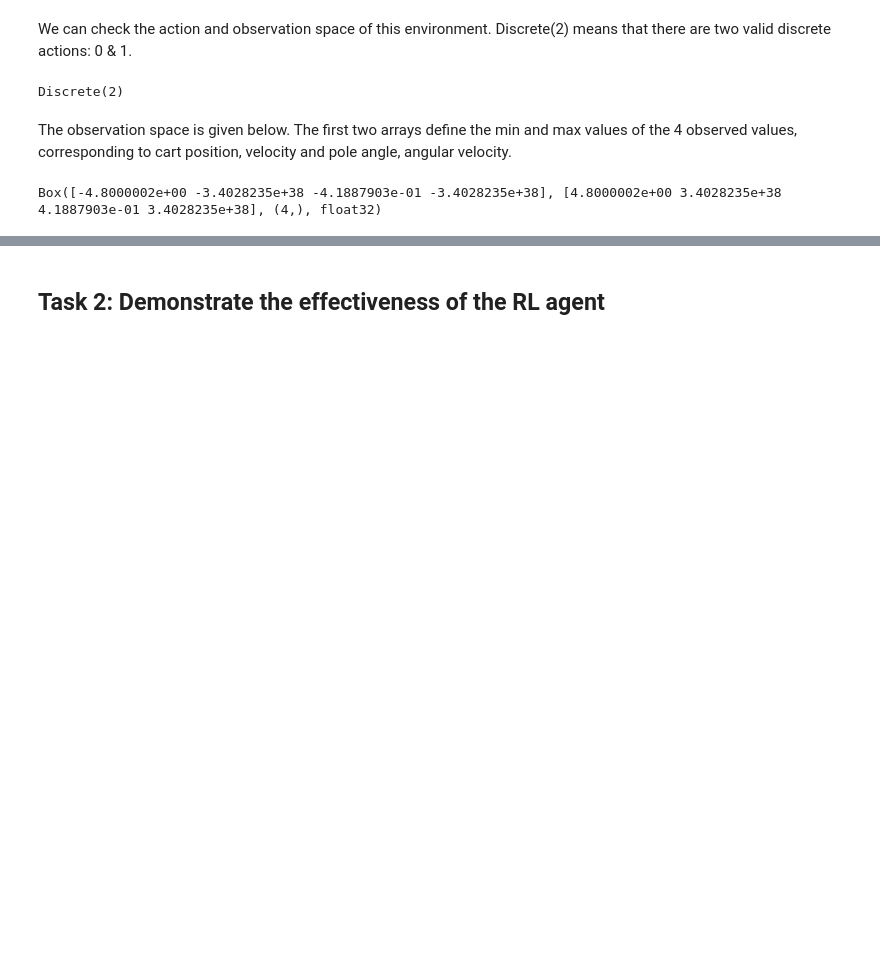
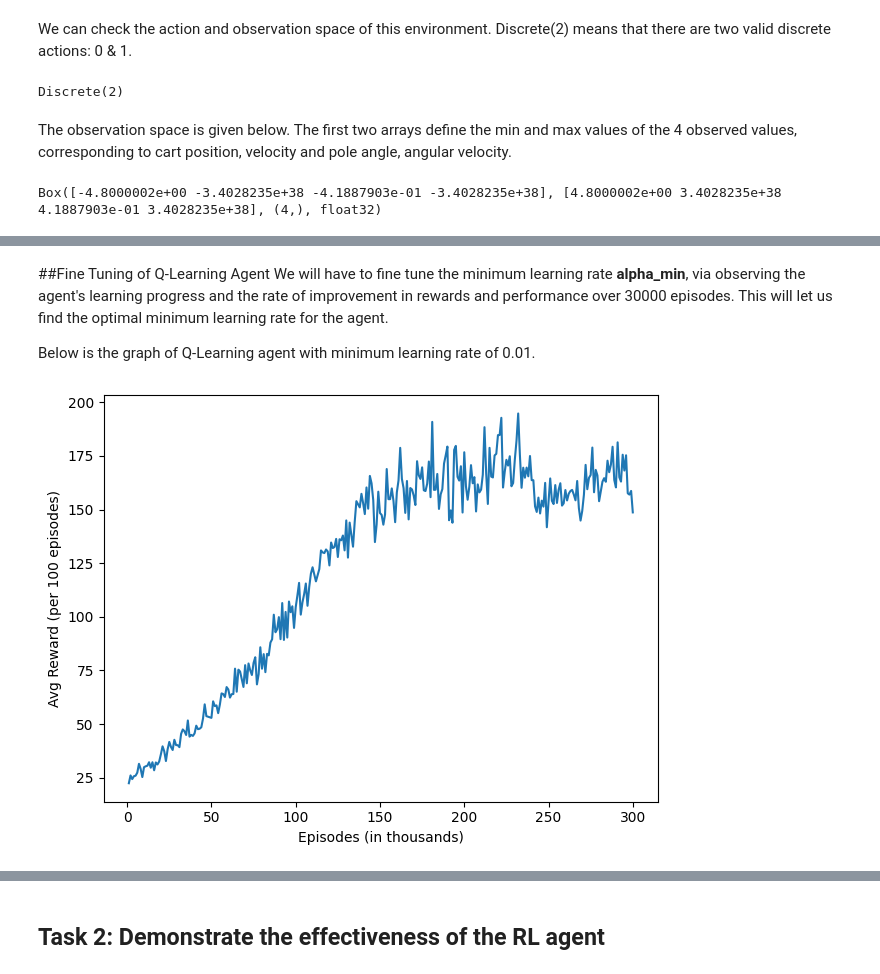
Before and after one commit to TayYuanGeng/SC3000, a Jupyter notebook: Lab 1.ipynb, the cells around one changed output, grey strips where cells are left out. Saved outputs shown, nothing was run; the diff lists cells and outputs as text; code cells hidden in the pictures; blank space fills up the shorter version.

```diff
--- a/Lab 1.ipynb
+++ b/Lab 1.ipynb
@@ -29,7 +29,6 @@ Requirement already satisfied: setuptools in /opt/anaconda3/lib/python3.12/site-
 import gym
 from gym import logger as gymlogger
 from gym.wrappers import RecordVideo
-gymlogger.set_level(40) #error only
 import tensorflow as tf
 import numpy as np
 import random
@@ -42,6 +41,12 @@ import io
 import base64
 from IPython.display import HTML
 from IPython import display as ipythondisplay
+from collections import defaultdict # Used for training agent
+
+gymlogger.set_level(40) #show error only
+
+def condense_rewards(rewards, group_size=5000):
+    return [np.mean(rewards[i:i + group_size]) for i in range(0, len(rewards), group_size)]
 
 def show_video():
   mp4list = glob.glob('video/*.mp4')
@@ -158,0 +194,22 @@ For Task 1, we can show the observation and chosen action below:
+# %% [markdown]
+##Fine Tuning of Q-Learning Agent
+We will have to fine tune the minimum learning rate **alpha_min**, via observing the agent's learning progress and the rate of improvement in rewards and performance over 30000 episodes. This will let us find the optimal minimum learning rate for the agent.
+
+Below is the graph of Q-Learning agent with minimum learning rate of 0.01.
+# %%
+agent = QLAgent(env, alpha_min=0.01)
+Q_table = agent.train()
+
+smoothed_rewards = condense_rewards(agent.train_rewards, group_size=100)
+
+fig, ax = plt.subplots()
+plt.plot(range(1, len(smoothed_rewards) + 1), smoothed_rewards)
+
+ax.set_ylabel('Avg Reward (per 100 episodes)')
+ax.set_xlabel('Episodes (in thousands)')
+
+plt.tight_layout()
+
+plt.show()
+# %% [output]
+[figure, added]
```
Also changed, not shown: parts of 31 cells of this notebook.
